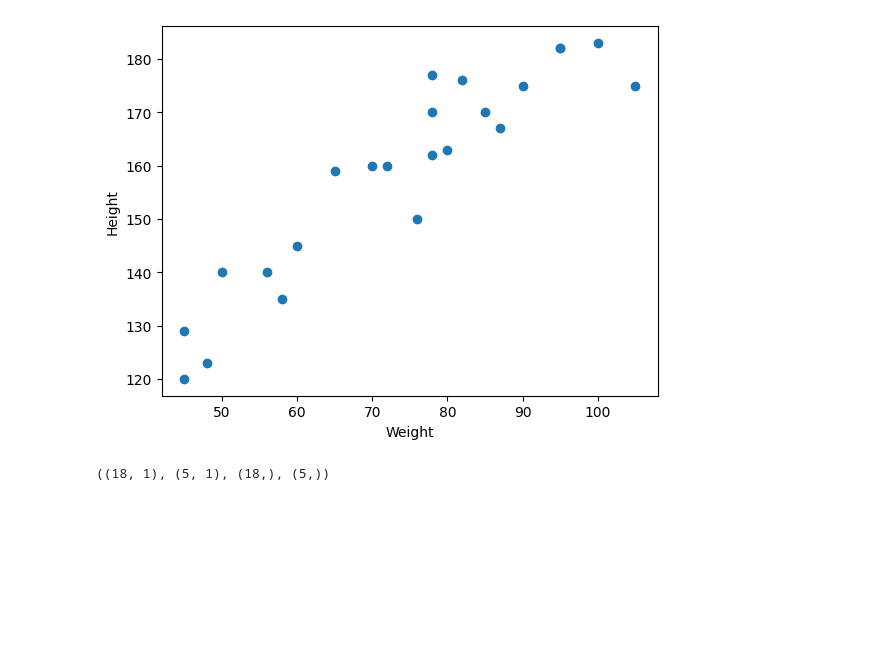
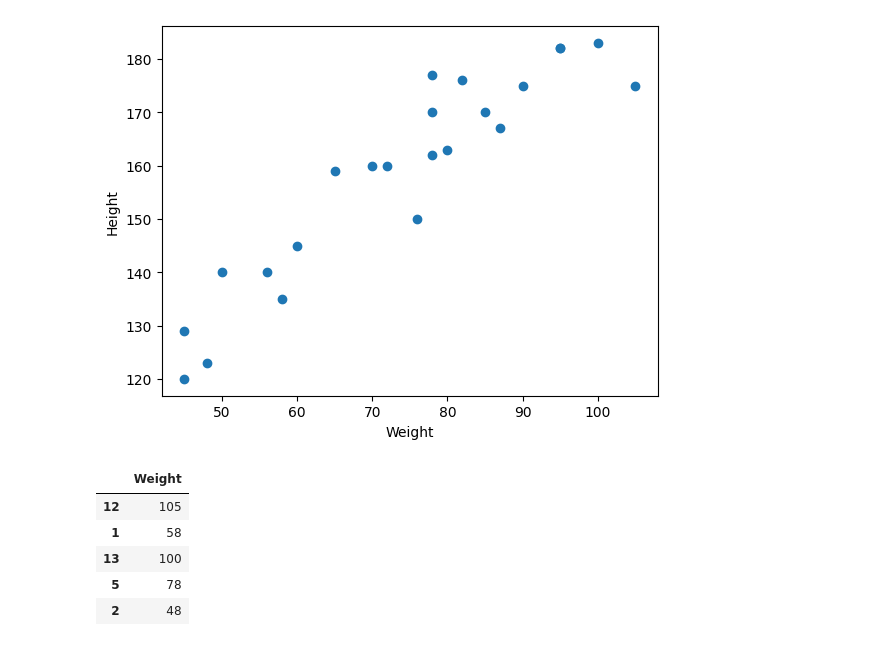
Before and after one commit to Hackerdude374/Break-Through-Tech-AI-Projects, a Jupyter notebook: Simple-Linear-Regression/notebook.ipynb, the cells around one changed output. Cells and saved outputs as stored; diff of their text form; code cells hidden in the pictures; blank space fills up the shorter version.

```diff
--- a/Simple-Linear-Regression/notebook.ipynb
+++ b/Simple-Linear-Regression/notebook.ipynb
@@ -41,8 +41,14 @@ from sklearn.model_selection import train_test_split
 X_train,X_test,y_train,y_test=train_test_split(X,y,test_size=0.20,random_state=42) #20% of the dataset used
 # %%
 X_train.shape, X_test.shape, y_train.shape, y_test.shape
+X_train.head()
 # %% [output]
-((18, 1), (5, 1), (18,), (5,))
+|  | Weight |
+| 12 | 105 |
+| 1 | 58 |
+| 13 | 100 |
+| 5 | 78 |
+| 2 | 48 |
 # %%
 #Standardize the dataset (weight is calc in different unit, height is in different unit)
 #scale down the dataset (make points similar to each other, no big intervals)
```
Also changed, not shown: parts of 7 cells of this notebook.
